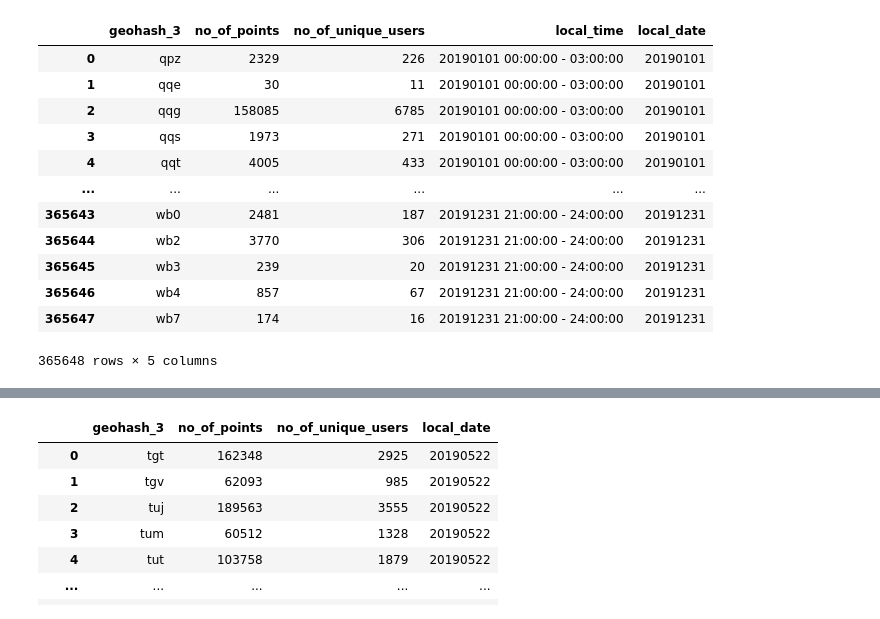
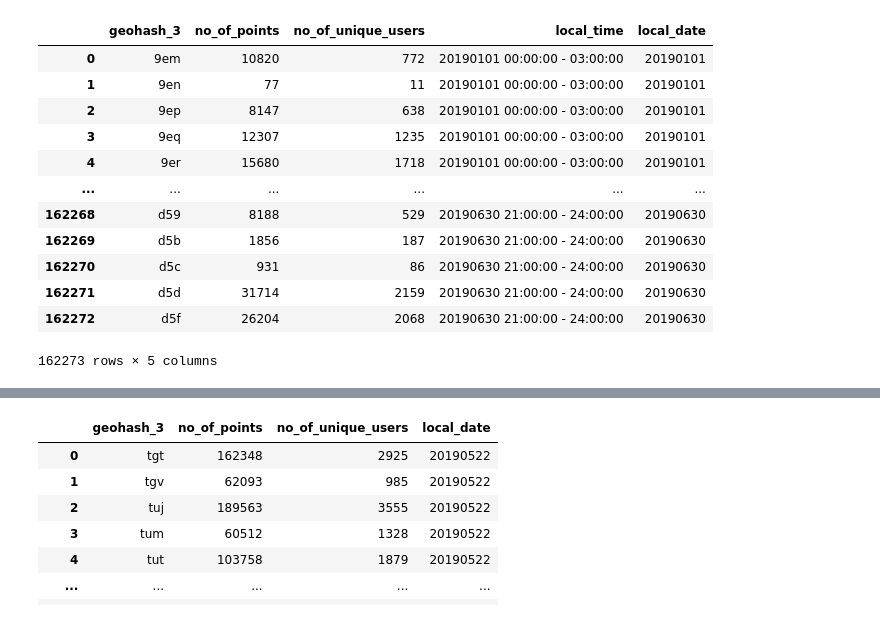
Before and after one commit to dime-worldbank/netmob24-data-challenge, a Jupyter notebook: Code/Check_pd.ipynb, the cells around one changed output, grey strips where cells are left out. Cells and saved outputs as stored; diff of their text form; code cells hidden in the pictures.

```diff
--- a/Code/Check_pd.ipynb
+++ b/Code/Check_pd.ipynb
@@ -6,23 +6,24 @@ import numpy as np
 import matplotlib.pyplot as plt
 from datetime import datetime
 # %%
-file1 = '/home/jovyan/Data/pd3/pd_id_2019_agg3_3h.csv'
+file1 = '/home/jovyan/Data/pd3/pd_mx_2019_agg3_3h.csv'
 df1 = pd.read_csv(file1)
-# df1.columns = ['geohash_3', 'no_of_points', 'no_of_unique_users', 'local_date']
+df1.columns = ['geohash_3', 'no_of_points', 'no_of_unique_users', 'local_time', 'local_date']
+df1 = df1[df1['local_date'].apply(lambda x: str(x).isdigit())]
 df1['local_date'] = df1['local_date'].astype(int)
 combined_df=df1
 df1
 # %% [output]
 |  | geohash_3 | no_of_points | no_of_unique_users | local_time | local_date |
-| 0 | qpz | 2329 | 226 | 20190101 00:00:00 - 03:00:00 | 20190101 |
-| 1 | qqe | 30 | 11 | 20190101 00:00:00 - 03:00:00 | 20190101 |
-| 2 | qqg | 158085 | 6785 | 20190101 00:00:00 - 03:00:00 | 20190101 |
-| 3 | qqs | 1973 | 271 | 20190101 00:00:00 - 03:00:00 | 20190101 |
-| 4 | qqt | 4005 | 433 | 20190101 00:00:00 - 03:00:00 | 20190101 |
+| 0 | 9em | 10820 | 772 | 20190101 00:00:00 - 03:00:00 | 20190101 |
+| 1 | 9en | 77 | 11 | 20190101 00:00:00 - 03:00:00 | 20190101 |
+| 2 | 9ep | 8147 | 638 | 20190101 00:00:00 - 03:00:00 | 20190101 |
+| 3 | 9eq | 12307 | 1235 | 20190101 00:00:00 - 03:00:00 | 20190101 |
+| 4 | 9er | 15680 | 1718 | 20190101 00:00:00 - 03:00:00 | 20190101 |
 | ... | ... | ... | ... | ... | ... |
-| 365643 | wb0 | 2481 | 187 | 20191231 21:00:00 - 24:00:00 | 20191231 |
-| 365644 | wb2 | 3770 | 306 | 20191231 21:00:00 - 24:00:00 | 20191231 |
-| 365645 | wb3 | 239 | 20 | 20191231 21:00:00 - 24:00:00 | 20191231 |
-| 365646 | wb4 | 857 | 67 | 20191231 21:00:00 - 24:00:00 | 20191231 |
-| 365647 | wb7 | 174 | 16 | 20191231 21:00:00 - 24:00:00 | 20191231 |
+| 162268 | d59 | 8188 | 529 | 20190630 21:00:00 - 24:00:00 | 20190630 |
+| 162269 | d5b | 1856 | 187 | 20190630 21:00:00 - 24:00:00 | 20190630 |
+| 162270 | d5c | 931 | 86 | 20190630 21:00:00 - 24:00:00 | 20190630 |
+| 162271 | d5d | 31714 | 2159 | 20190630 21:00:00 - 24:00:00 | 20190630 |
+| 162272 | d5f | 26204 | 2068 | 20190630 21:00:00 - 24:00:00 | 20190630 |
-365648 rows × 5 columns
+162273 rows × 5 columns
```
Also changed, not shown: parts of 14 cells of this notebook, 10 other files.
